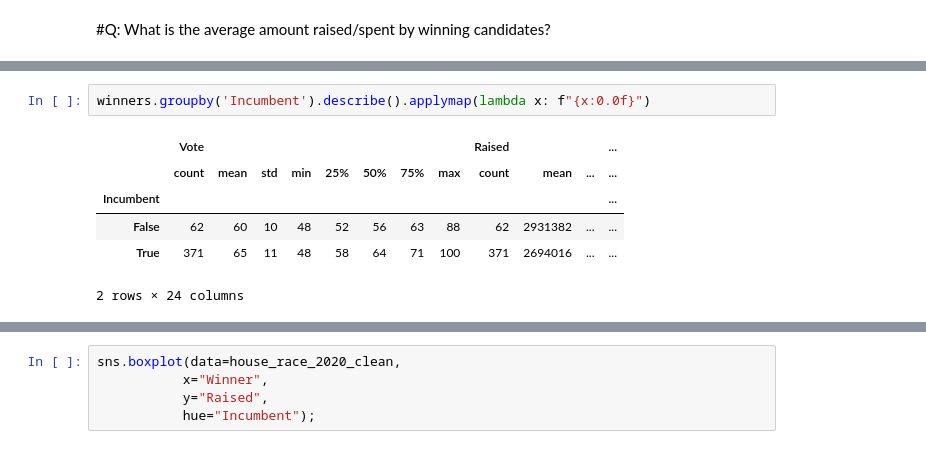
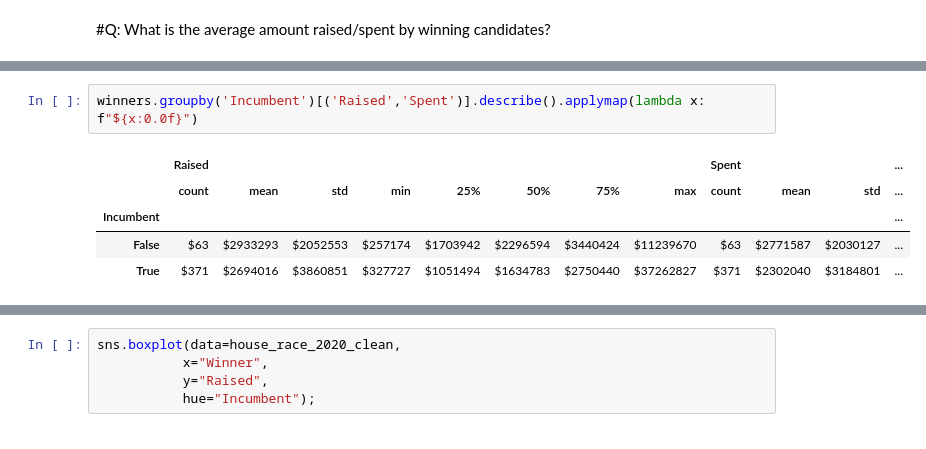
Before and after one commit to nss-data-science-cohort-7/webscraping-open-secrets-boo-tiful-minds, a Jupyter notebook: notebooks/RB_Open_Secrets_EDA.ipynb, the cells around one changed output, grey strips where cells are left out. Cells and saved outputs as stored; diff of their text form.

Commit message:
EDA in process and working on incumbent analyis

```diff
--- a/notebooks/RB_Open_Secrets_EDA.ipynb
+++ b/notebooks/RB_Open_Secrets_EDA.ipynb
@@ -160,12 +161,11 @@ print(winners['Spent'].mean().astype(int))
 # %%
-winners.groupby('Incumbent').describe().applymap(lambda x: f"{x:0.0f}")
+winners.groupby('Incumbent')[('Raised','Spent')].describe().applymap(lambda x: f"${x:0.0f}")
 # %% [output]
-|  | Vote |  |  |  |  |  |  |  | Raised |  |  | ... |
-|  | count | mean | std | min | 25% | 50% | 75% | max | count | mean | ... | ... |
+|  | Raised |  |  |  |  |  |  |  | Spent |  |  | ... |
+|  | count | mean | std | min | 25% | 50% | 75% | max | count | mean | std | ... |
 | Incumbent |  |  |  |  |  |  |  |  |  |  |  | ... |
-| False | 62 | 60 | 10 | 48 | 52 | 56 | 63 | 88 | 62 | 2931382 | ... | ... |
-| True | 371 | 65 | 11 | 48 | 58 | 64 | 71 | 100 | 371 | 2694016 | ... | ... |
+| False | $63 | $2933293 | $2052553 | $257174 | $1703942 | $2296594 | $3440424 | $11239670 | $63 | $2771587 | $2030127 | ... |
+| True | $371 | $2694016 | $3860851 | $327727 | $1051494 | $1634783 | $2750440 | $37262827 | $371 | $2302040 | $3184801 | ... |
-2 rows × 24 columns
 # %%
 sns.set(style='whitegrid')
 
```
Also changed, not shown: parts of 37 cells of this notebook.
